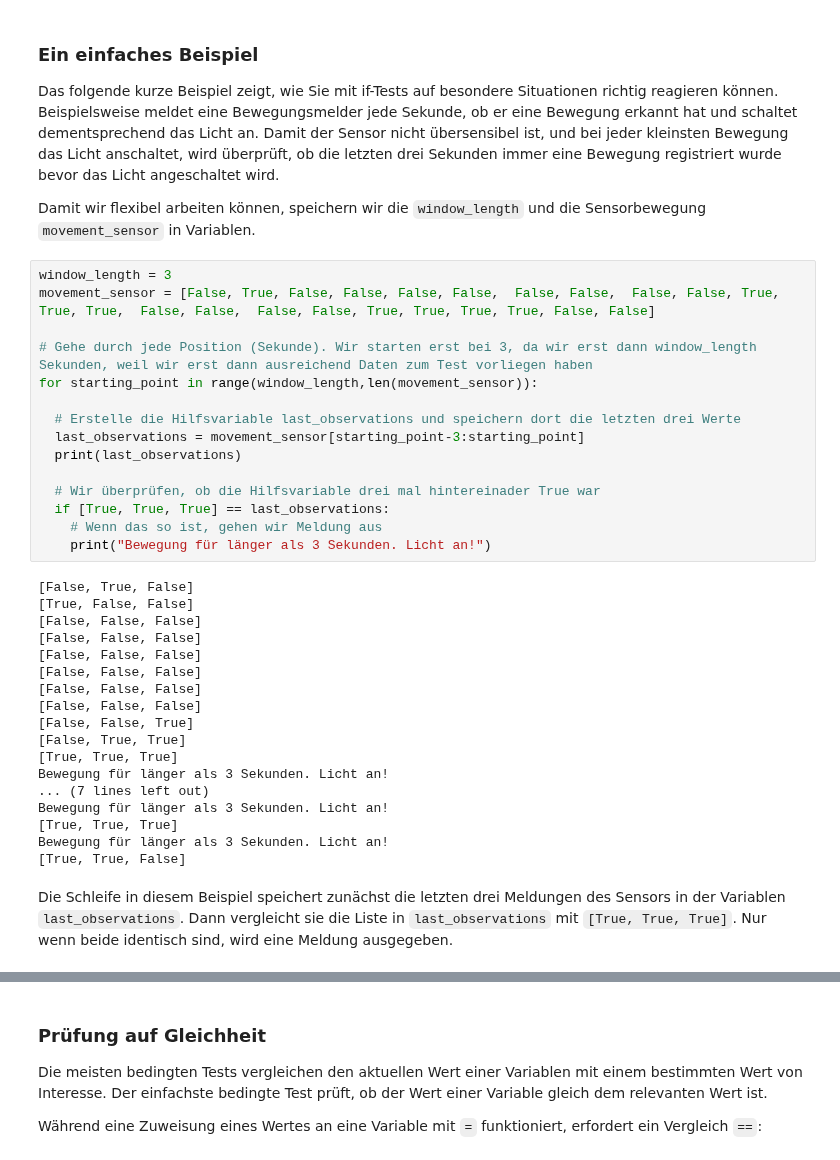
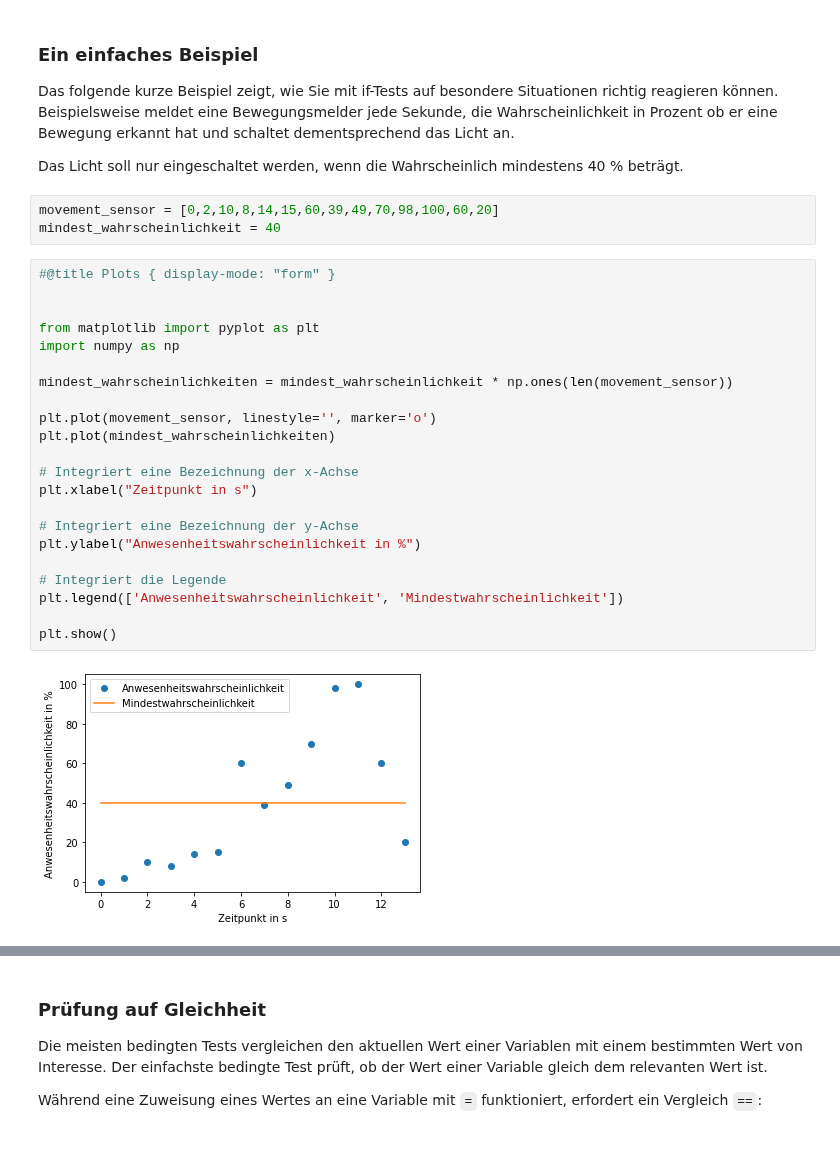
Before and after one commit to jhumci/SBT_GID, a Jupyter notebook: SBT_3_if-Anweisungen.ipynb, the cells around one changed output, grey strips where cells are left out. Drawn from its saved outputs; the diff is of its cells as text.

Commit message:
beispiel vereinfacht

```diff
--- a/SBT_3_if-Anweisungen.ipynb
+++ b/SBT_3_if-Anweisungen.ipynb
@@ -24,41 +24,33 @@ Anschließend wenden Sie dieses Konzept auf Listen anwenden, sodass Sie eine for
 ### Ein einfaches Beispiel
 
 Das folgende kurze Beispiel zeigt, wie Sie mit if-Tests auf besondere Situationen richtig reagieren können.
-Beispielsweise meldet eine Bewegungsmelder jede Sekunde, ob er eine Bewegung erkannt hat und schaltet dementsprechend das Licht an. Damit der Sensor nicht übersensibel ist, und bei jeder kleinsten Bewegung das Licht anschaltet, wird überprüft, ob die letzten drei Sekunden immer eine Bewegung registriert wurde bevor das Licht angeschaltet wird.
+Beispielsweise meldet eine Bewegungsmelder jede Sekunde, die Wahrscheinlichkeit in Prozent ob er eine Bewegung erkannt hat und schaltet dementsprechend das Licht an.
 
-Damit wir flexibel arbeiten können, speichern wir die `window_length` und die Sensorbewegung `movement_sensor` in Variablen.
+Das Licht soll nur eingeschaltet werden, wenn die Wahrscheinlich mindestens 40 % beträgt.
-# %%
-window_length = 3
-movement_sensor = [False, True, False, False, False, False,  False, False,  False, False, True, True, True,  False, False,  False, False, True, True, True, True, False, False]
-
-# Gehe durch jede Position (Sekunde). Wir starten erst bei 3, da wir erst dann window_length Sekunden, weil wir erst dann ausreichend Daten zum Test vorliegen haben
-for starting_point in range(window_length,len(movement_sensor)):
-
-  # Erstelle die Hilfsvariable last_observations und speichern dort die letzten drei Werte
-  last_observations = movement_sensor[starting_point-3:starting_point]
-  print(last_observations)
-
-  # Wir überprüfen, ob die Hilfsvariable drei mal hintereinader True war
-  if [True, True, True] == last_observations:
-    # Wenn das so ist, gehen wir Meldung aus
-    print("Bewegung für länger als 3 Sekunden. Licht an!")
-# %% [output]
-[False, True, False]
-[True, False, False]
-[False, False, False]
-[False, False, False]
-[False, False, False]
-[False, False, False]
-[False, False, False]
-[False, False, False]
-[False, False, True]
-[False, True, True]
-[True, True, True]
-Bewegung für länger als 3 Sekunden. Licht an!
-... (7 lines left out)
-Bewegung für länger als 3 Sekunden. Licht an!
-[True, True, True]
-Bewegung für länger als 3 Sekunden. Licht an!
-[True, True, False]
-# %% [markdown]
-Die Schleife in diesem Beispiel speichert zunächst die letzten drei Meldungen des Sensors in der Variablen `last_observations`. Dann vergleicht sie die Liste in `last_observations` mit `[True, True, True]`. Nur wenn beide identisch sind, wird eine Meldung ausgegeben.
+# %%
+movement_sensor = [0,2,10,8,14,15,60,39,49,70,98,100,60,20]
+mindest_wahrscheinlichkeit = 40
+# %%
+#@title Plots { display-mode: "form" }
+
+
+from matplotlib import pyplot as plt
+import numpy as np
+
+mindest_wahrscheinlichkeiten = mindest_wahrscheinlichkeit * np.ones(len(movement_sensor))
+
+plt.plot(movement_sensor, linestyle='', marker='o')
+plt.plot(mindest_wahrscheinlichkeiten)
+
+# Integriert eine Bezeichnung der x-Achse
+plt.xlabel("Zeitpunkt in s")
+
+# Integriert eine Bezeichnung der y-Achse
+plt.ylabel("Anwesenheitswahrscheinlichkeit in %")
+
+# Integriert die Legende
+plt.legend(['Anwesenheitswahrscheinlichkeit', 'Mindestwahrscheinlichkeit'])
+
+plt.show()
+# %% [output]
+[figure, added]
```
Also changed, not shown: parts of 7 cells of this notebook.
